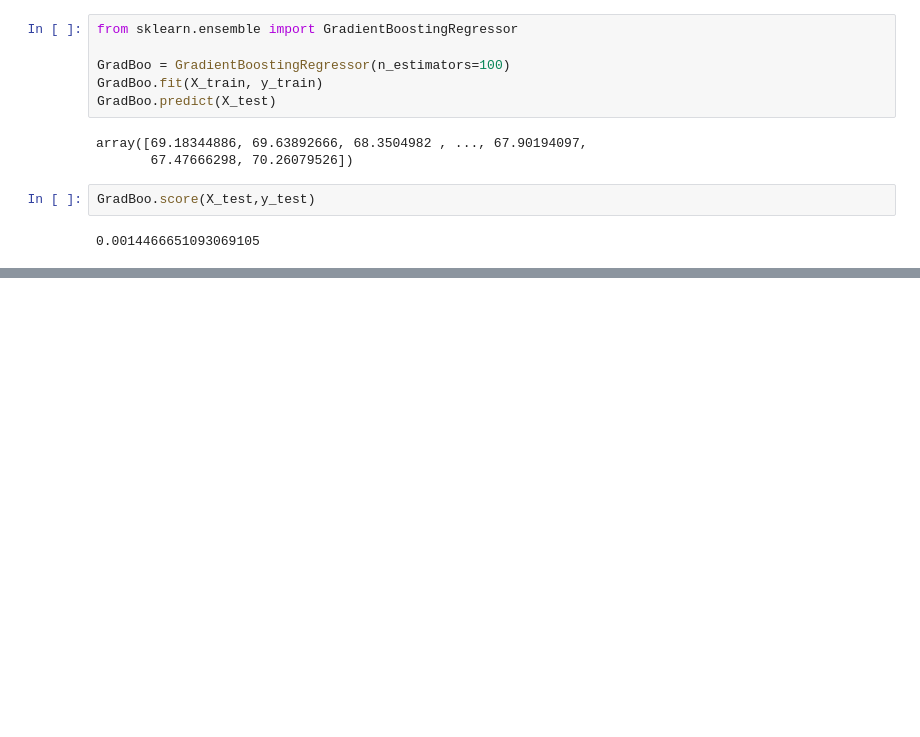
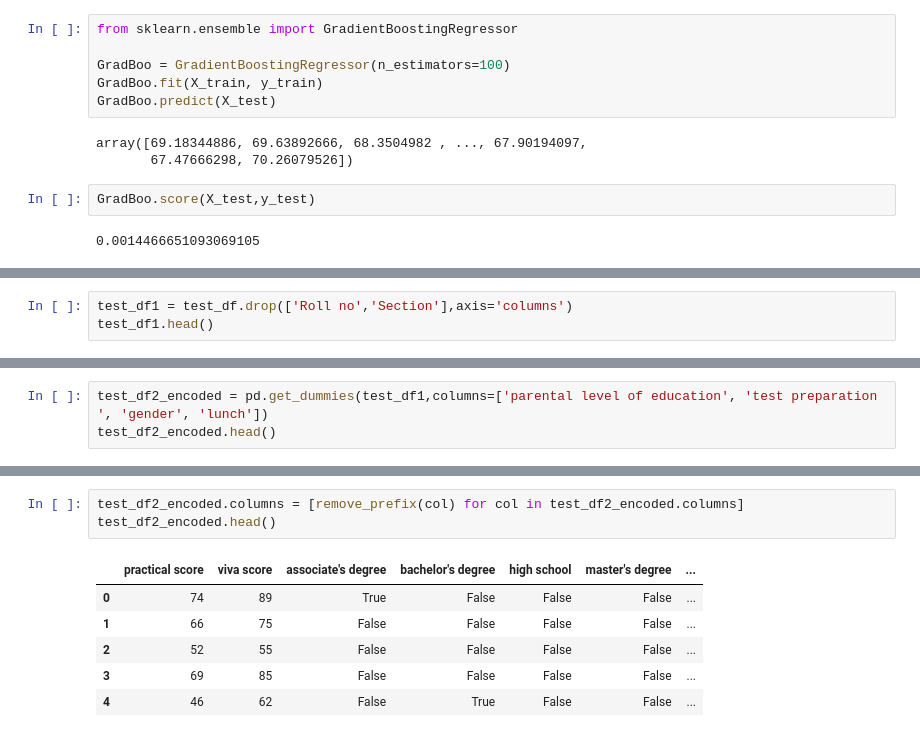
Before and after one commit to Gopz28/Cognorise-Hackathon, a Jupyter notebook: model/highschool_student_examination.ipynb, the cells around one changed output, grey strips where cells are left out. Cells and saved outputs as stored; diff of their text form; blank space fills up the shorter version.

```diff
--- a/model/highschool_student_examination.ipynb
+++ b/model/highschool_student_examination.ipynb
@@ -303,0 +222,3 @@ plt.show()
+# %%
+test_df1 = test_df.drop(['Roll no','Section'],axis='columns')
+test_df1.head()
@@ -303,0 +232,3 @@ plt.show()
+# %%
+test_df2_encoded = pd.get_dummies(test_df1,columns=['parental level of education', 'test preparation ', 'gender', 'lunch'])
+test_df2_encoded.head()
@@ -303,0 +242,10 @@ plt.show()
+# %%
+test_df2_encoded.columns = [remove_prefix(col) for col in test_df2_encoded.columns]
+test_df2_encoded.head()
+# %% [output]
+|  | practical score | viva score | associate's degree | bachelor's degree | high school | master's degree | ... |
+| 0 | 74 | 89 | True | False | False | False | ... |
+| 1 | 66 | 75 | False | False | False | False | ... |
+| 2 | 52 | 55 | False | False | False | False | ... |
+| 3 | 69 | 85 | False | False | False | False | ... |
+| 4 | 46 | 62 | False | True | False | False | ... |
```
Also changed, not shown: parts of 24 cells of this notebook, 1 other file.
